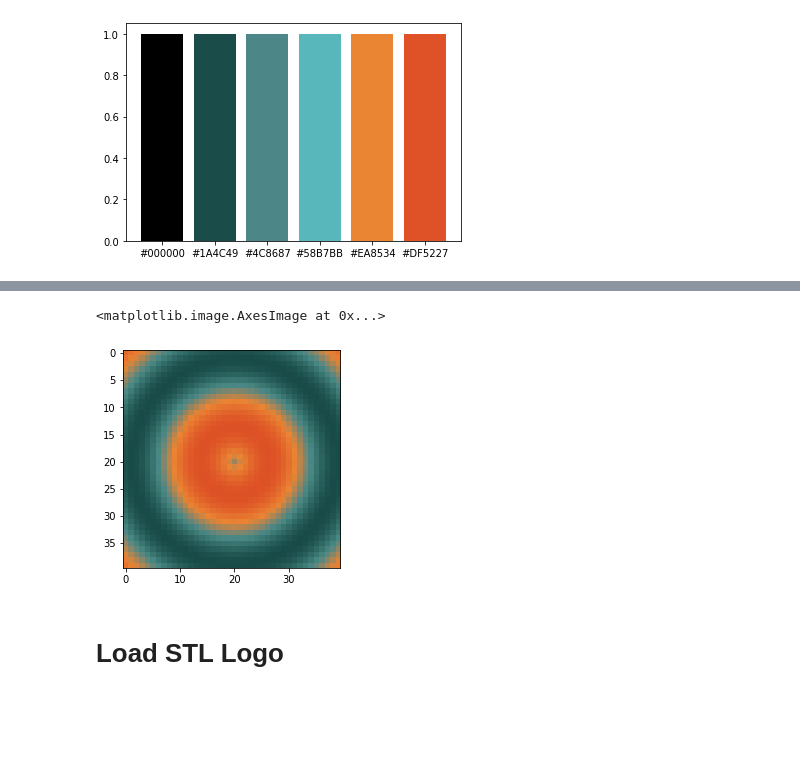
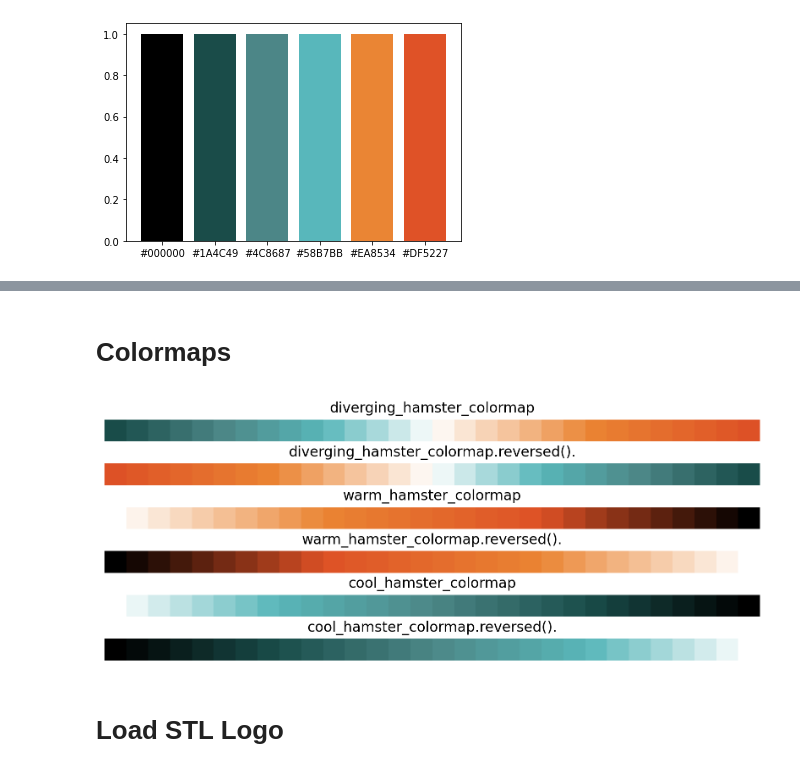
Before and after one commit to cmudrc/drcutils, a Jupyter notebook: examples/plotting_stack.ipynb, the cells around one changed output, grey strips where cells are left out. Drawn from its saved outputs; the diff is of its cells as text; code cells hidden in the pictures; blank space fills up the shorter version.

```diff
--- a/examples/plotting_stack.ipynb
+++ b/examples/plotting_stack.ipynb
@@ -45,8 +47,29 @@ matplotlib.pyplot.imshow(Z, cmap=diverging_hamster_colormap)
-# %%
-matplotlib.pyplot.imshow(Z, cmap=hamster_colormap)
-# %% [output]
-<matplotlib.image.AxesImage at 0x...>
-[figure, removed]
+# %% [markdown]
+# Colormaps
+# %%
+import numpy
+
+fig = dps.matplotlib.pyplot.figure()
+
+subplot_index = 611
+colormaps = [
+    dps.diverging_hamster_colormap,
+    dps.warm_hamster_colormap,
+    dps.cool_hamster_colormap
+]
+
+for cm in colormaps:
+    for reversed in [False, True]:
+        sp = dps.matplotlib.pyplot.subplot(subplot_index)
+        ax = sp.imshow([numpy.linspace(0, 1, 30)], cmap=(cm.reversed() if reversed else cm))
+        sp.set_title(cm.name + ("_colormap.reversed()" if reversed else "_colormap"))
+        dps.matplotlib.pyplot.axis('off');
+        subplot_index += 1
+
+fig.set_figwidth(10)
+fig.set_dpi(200)
+# %% [output]
+[figure, added]
 # %% [markdown]
 # Load STL Logo
 # %%
```
Also changed, not shown: parts of 16 cells of this notebook.
